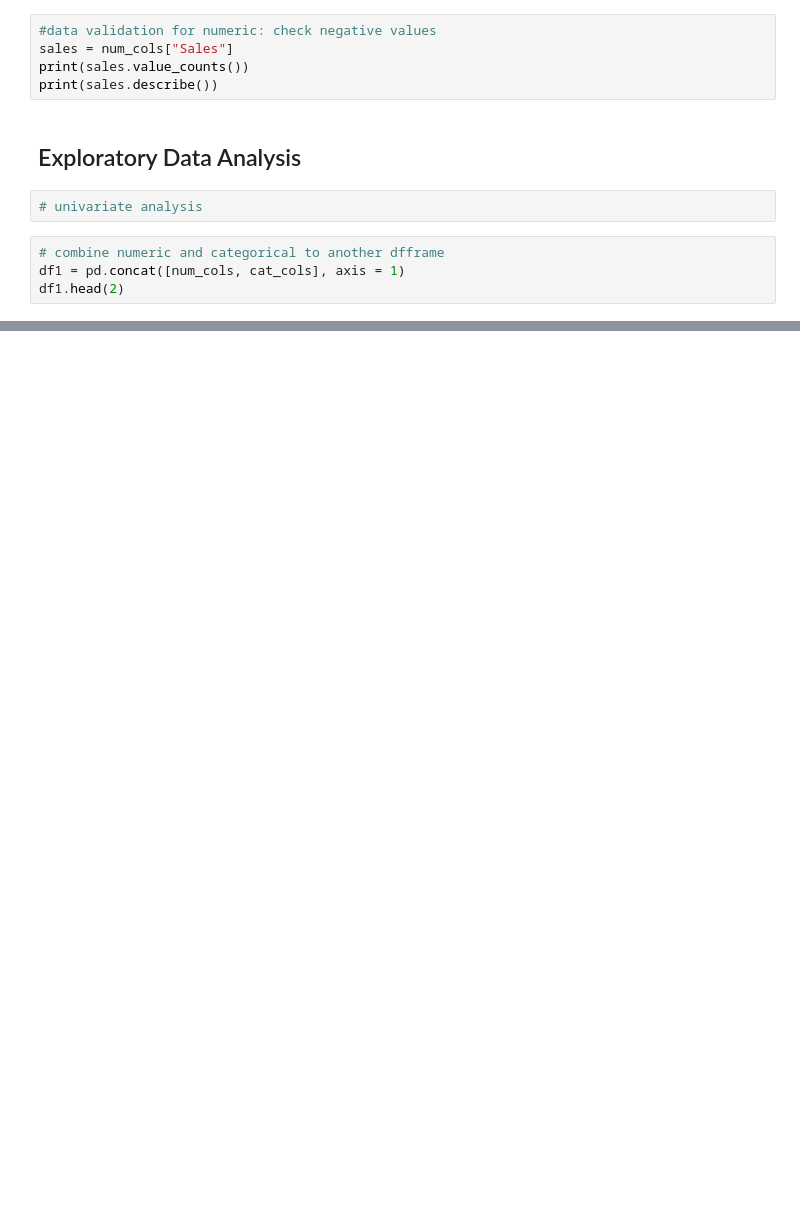
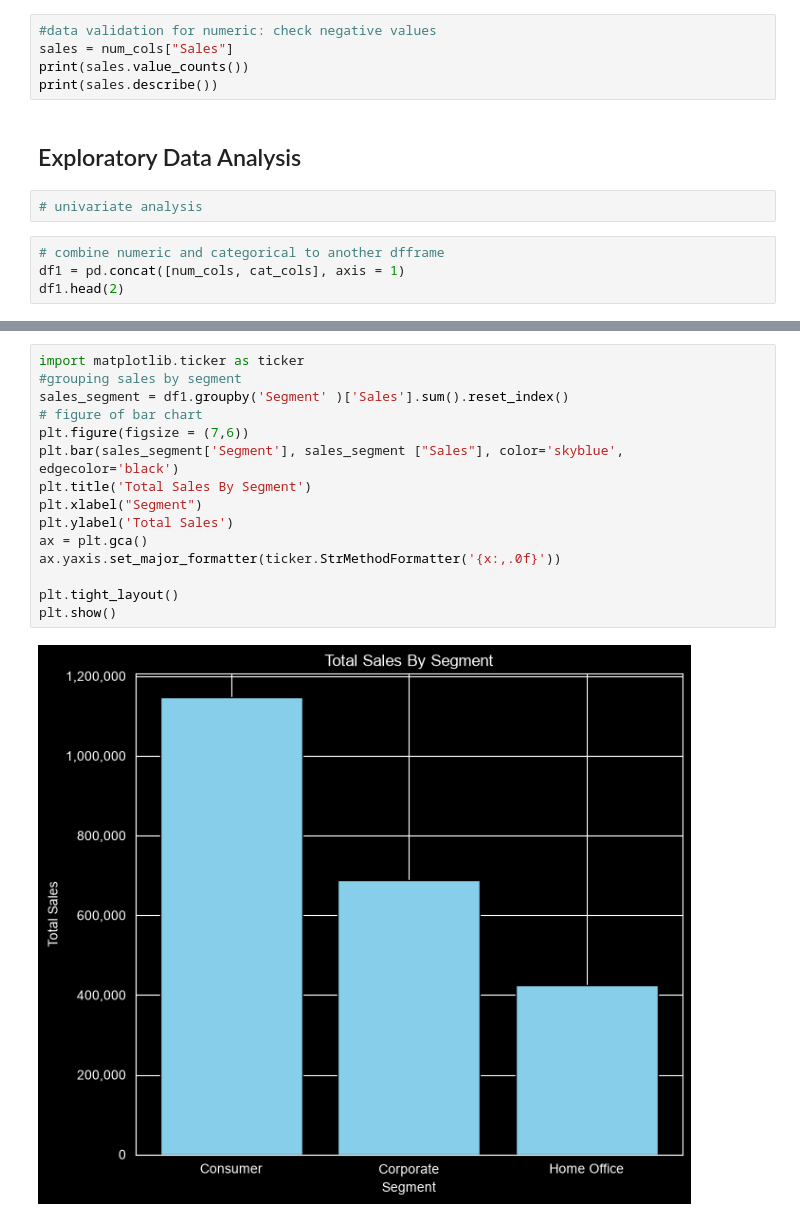
Before and after one commit to IdayatSanni/eda_superstore, a Jupyter notebook: data_eda.ipynb, the cells around one changed output, grey strips where cells are left out. Saved outputs shown, nothing was run; the diff lists cells and outputs as text; blank space fills up the shorter version.

```diff
--- a/data_eda.ipynb
+++ b/data_eda.ipynb
@@ -74,0 +313,17 @@ df1.head(2)
+# %%
+import matplotlib.ticker as ticker
+#grouping sales by segment
+sales_segment = df1.groupby('Segment' )['Sales'].sum().reset_index()
+# figure of bar chart
+plt.figure(figsize = (7,6))
+plt.bar(sales_segment['Segment'], sales_segment ["Sales"], color='skyblue', edgecolor='black')
+plt.title('Total Sales By Segment')
+plt.xlabel("Segment")
+plt.ylabel('Total Sales')
+ax = plt.gca()
+ax.yaxis.set_major_formatter(ticker.StrMethodFormatter('{x:,.0f}'))
+
+plt.tight_layout()
+plt.show()
+# %% [output]
+[figure, added]
```
Also changed, not shown: parts of 29 cells of this notebook.
